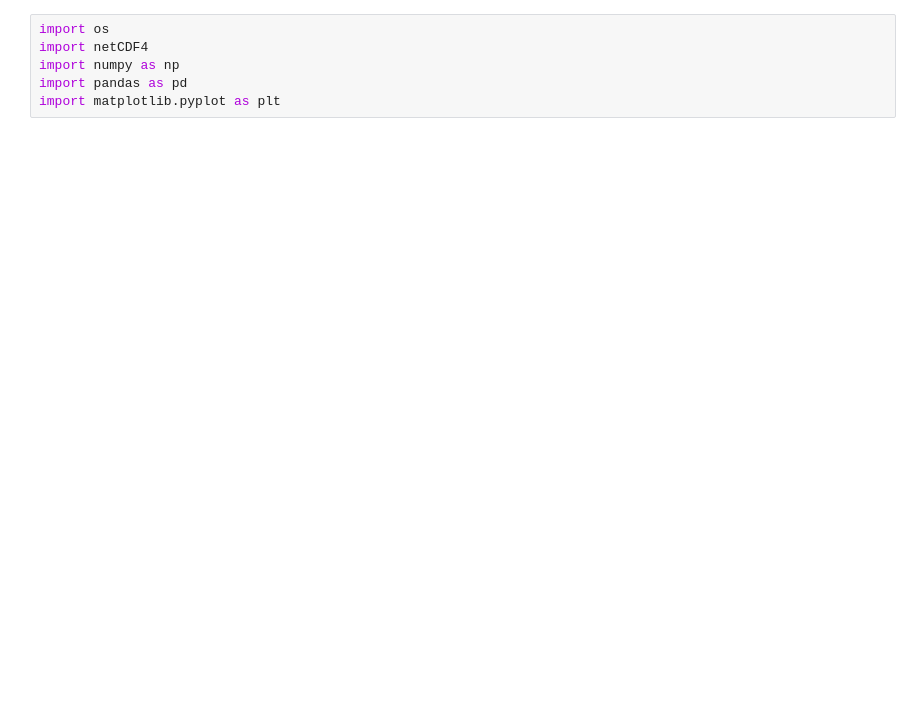
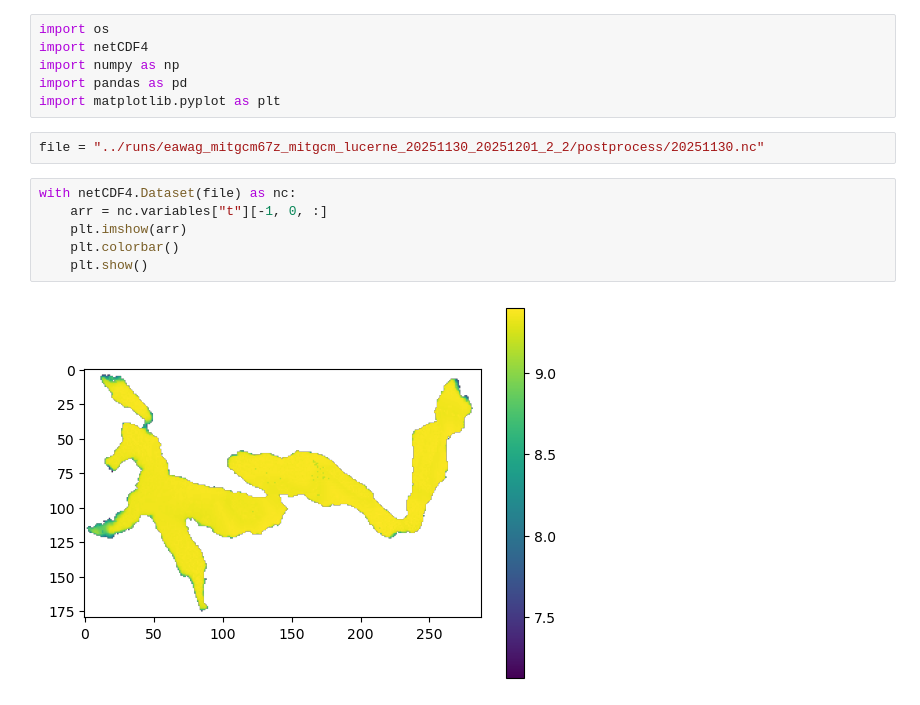
Before and after one commit to eawag-surface-waters-research/alplakes-simulations, a Jupyter notebook: notebooks/plot_mitgcm.ipynb, the cells around one changed output. Cells and saved outputs as stored; diff of their text form; blank space fills up the shorter version.

```diff
--- a/notebooks/plot_mitgcm.ipynb
+++ b/notebooks/plot_mitgcm.ipynb
@@ -4,4 +4,14 @@ import netCDF4
 import numpy as np
 import pandas as pd
 import matplotlib.pyplot as plt
+# %%
+file = "../runs/eawag_mitgcm67z_mitgcm_lucerne_20251130_20251201_2_2/postprocess/20251130.nc"
+# %%
+with netCDF4.Dataset(file) as nc:
+    arr = nc.variables["t"][-1, 0, :]
+    plt.imshow(arr)
+    plt.colorbar()
+    plt.show()
+# %% [output]
+[figure, added]
 # %%
```
Also changed, not shown: parts of 1 cell of this notebook.
